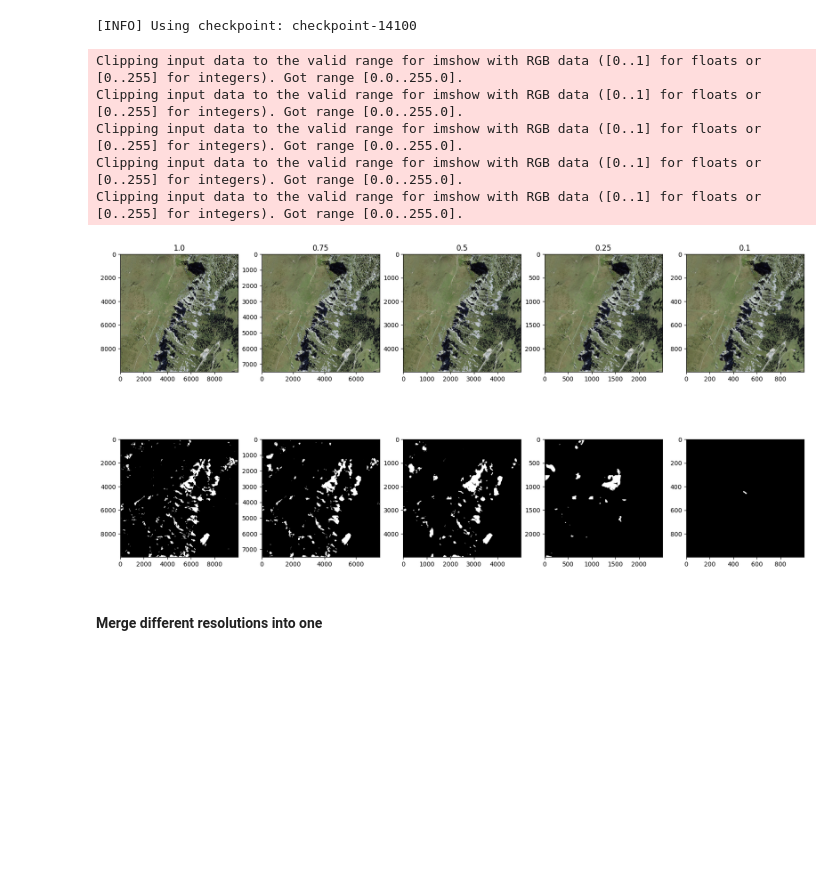
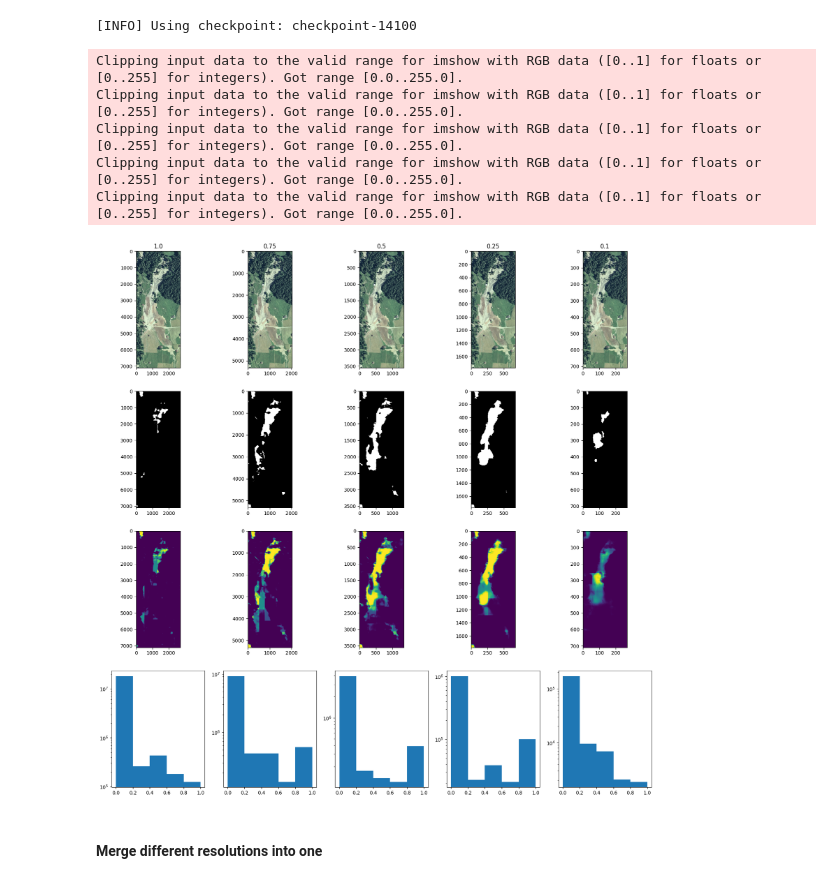
Before and after one commit to destoswa/SegFormerLandslides, a Jupyter notebook: notebooks/regrouping_samples.ipynb, the cells around one changed output. Cells and saved outputs as stored; diff of their text form; code cells hidden in the pictures; blank space fills up the shorter version.

Commit message:
confidence analysis + auto-download of swissimage

```diff
--- a/notebooks/regrouping_samples.ipynb
+++ b/notebooks/regrouping_samples.ipynb
@@ -319,9 +321,9 @@ if SAVE_MASK_AS_IMG:
 ### Multi-resolution inference
 # %%
 src_img = r"D:\GitHubProjects\Terranum_repo\LandSlides\segformerlandslides\data\test_multi_resolution\1999_56\image_1999_56.png"
-src_img = r"D:\GitHubProjects\Terranum_repo\LandSlides\segformerlandslides\data\test_multi_resolution\swisstopo\swissimage-dop10_2018_2603-1184_0.1_2056\swissimage-dop10_2018_2603-1184_0.1_2056.tif"
-src_img = r"D:\GitHubProjects\Terranum_repo\LandSlides\segformerlandslides\data\test_multi_resolution\swisstopo\swissimage-dop10_2018_2598-1175_0.1_2056\swissimage-dop10_2018_2598-1175_0.1_2056.tif"
-src_img = r"D:\GitHubProjects\Terranum_repo\LandSlides\segformerlandslides\data\test_multi_resolution\swisstopo\swissimage-dop10_2018_2599-1160_0.1_2056\swissimage-dop10_2018_2599-1160_0.1_2056.tif"
+# src_img = r"D:\GitHubProjects\Terranum_repo\LandSlides\segformerlandslides\data\test_multi_resolution\swisstopo\swissimage-dop10_2018_2603-1184_0.1_2056\swissimage-dop10_2018_2603-1184_0.1_2056.tif"
+# src_img = r"D:\GitHubProjects\Terranum_repo\LandSlides\segformerlandslides\data\test_multi_resolution\swisstopo\swissimage-dop10_2018_2598-1175_0.1_2056\swissimage-dop10_2018_2598-1175_0.1_2056.tif"
+# src_img = r"D:\GitHubProjects\Terranum_repo\LandSlides\segformerlandslides\data\test_multi_resolution\swisstopo\swissimage-dop10_2018_2599-1160_0.1_2056\swissimage-dop10_2018_2599-1160_0.1_2056.tif"
 src_dest = os.path.join(os.path.dirname(src_img), 'tiles')
 
 MODEL_DIR = "../results/training/20251218_164631_50_epochs_Longxi_da_weighted_dice_loss"
@@ -452,4 +454,4 @@ def predict(image, model_dir, img_path=None, tile_size=512, stride=256, th=0.5,
     if do_show:
         plt.imshow(Image.fromarray(rgb_labels.astype(np.uint8)))
 
-    return final_labels, rgb_labels
+    return final_labels, rgb_labels, final_prob
@@ -484,12 +482,14 @@ produce_with_lower_res(src_img, 0.01)
 images = []
 preds = []
 masks = []
+probas = []
 for _, res in tqdm(enumerate(RESOLUTIONS), total=len(RESOLUTIONS)):
     res_img, src_res_img = produce_with_lower_res(src_img, res, do_show=False)
-    pred_mask, preds_img = predict(res_img, img_path=src_res_img, model_dir=MODEL_DIR, th=THRESHOLD, do_show=False)
+    pred_mask, preds_img, proba_img = predict(res_img, img_path=src_res_img, model_dir=MODEL_DIR, th=THRESHOLD, do_show=False)
     images.append(res_img)
     preds.append(preds_img)
     masks.append(pred_mask)
+    probas.append(proba_img)
 # %% [output]
 [INFO] Using checkpoint: checkpoint-14100
 [INFO] Using checkpoint: checkpoint-14100
@@ -498,18 +498,20 @@ for _, res in tqdm(enumerate(RESOLUTIONS), total=len(RESOLUTIONS)):
 [INFO] Using checkpoint: checkpoint-14100
 # %%
 dims = preds[0].shape[:2]
-fig, axs = plt.subplots(2, len(images), figsize=((4*len(images), 10)))
+fig, axs = plt.subplots(4, len(images), figsize=((4*len(images), 20)))
 for i in range(len(images)):
     axs[0,i].imshow(np.array(images[i]))
     axs[1,i].imshow(preds[i])
+    axs[2,i].imshow(probas[i])
     axs[0,i].set_title(RESOLUTIONS[i])
+    axs[3,i].hist(probas[i].flatten(), bins=5, range=[0.0, 1.0], log=True)
 # %% [output]
 Clipping input data to the valid range for imshow with RGB data ([0..1] for floats or [0..255] for integers). Got range [0.0..255.0].
 Clipping input data to the valid range for imshow with RGB data ([0..1] for floats or [0..255] for integers). Got range [0.0..255.0].
 Clipping input data to the valid range for imshow with RGB data ([0..1] for floats or [0..255] for integers). Got range [0.0..255.0].
 Clipping input data to the valid range for imshow with RGB data ([0..1] for floats or [0..255] for integers). Got range [0.0..255.0].
 Clipping input data to the valid range for imshow with RGB data ([0..1] for floats or [0..255] for integers). Got range [0.0..255.0].
-[figure, old version]
+[figure, new version]
 # %% [markdown]
 #### Merge different resolutions into one
 # %%
```
Also changed, not shown: parts of 8 cells of this notebook, 3 other files.
